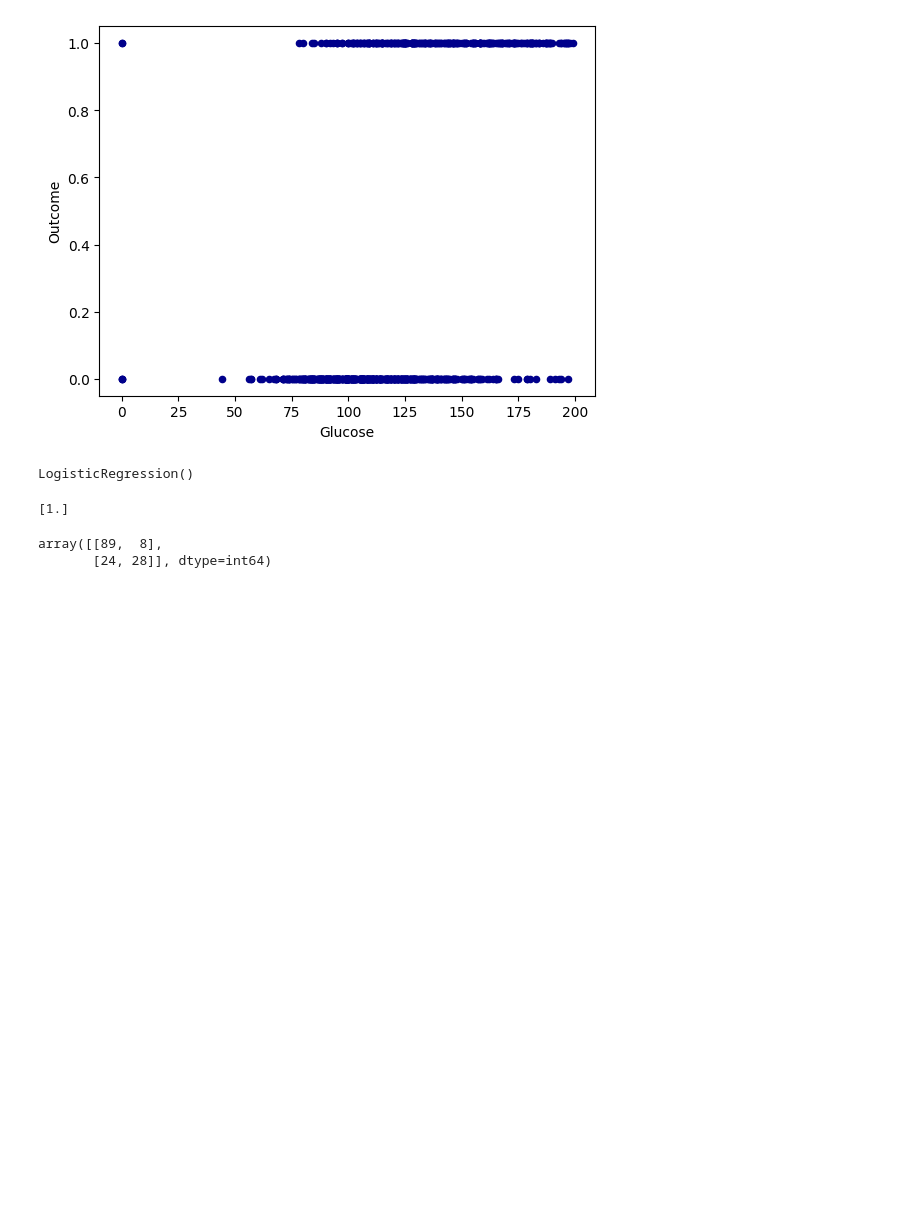
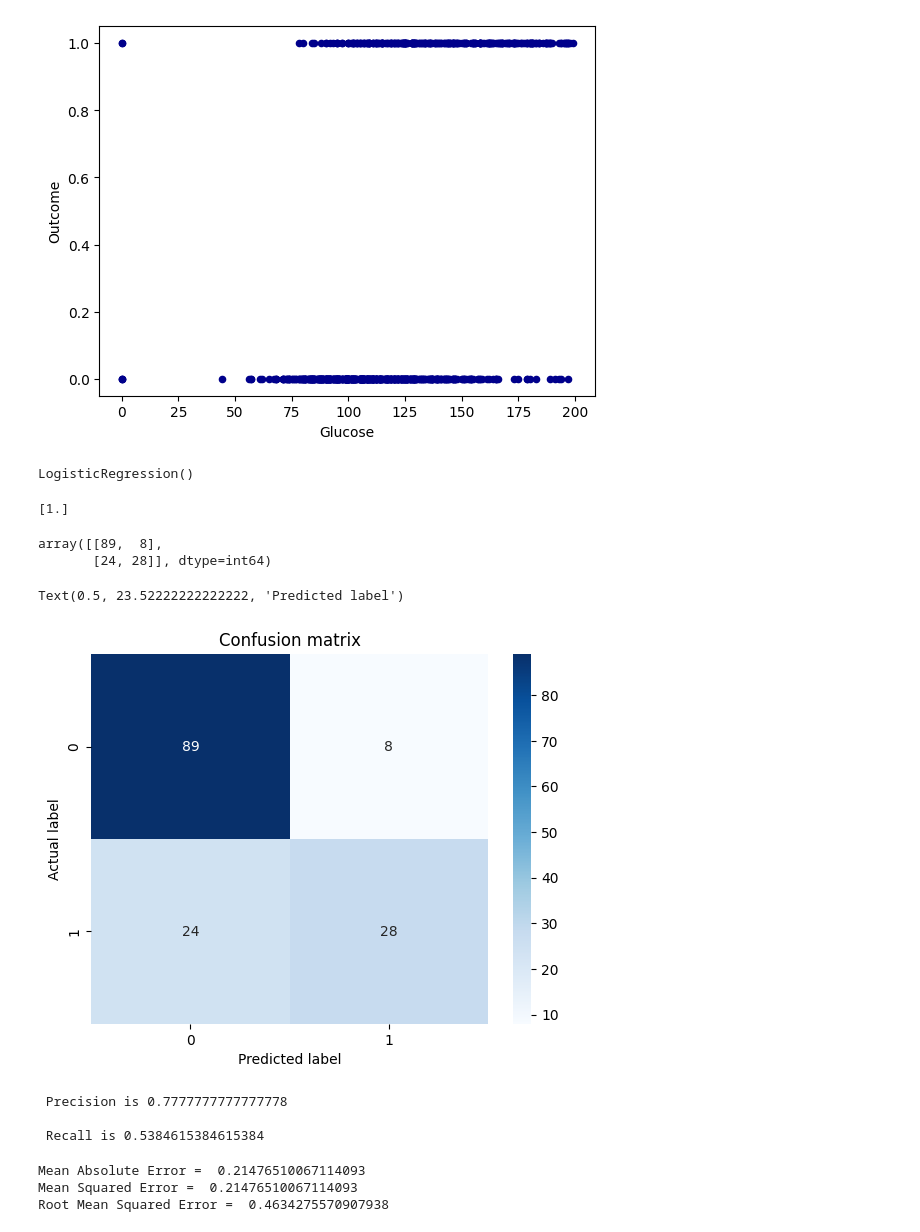
Before and after one commit to MXNXV-ERR/mllab, a Jupyter notebook: B_Question_7/Q7.ipynb, the cells around one changed output. Drawn from its saved outputs; the diff is of its cells as text; code cells hidden in the pictures; blank space fills up the shorter version.

```diff
--- a/B_Question_7/Q7.ipynb
+++ b/B_Question_7/Q7.ipynb
@@ -57,0 +61,26 @@ array([[89,  8],
+# %%
+sns.heatmap(data=cm,annot=True,cmap='Blues')
+plt.title("Confusion matrix")
+plt.ylabel('Actual label')
+plt.xlabel('Predicted label')
+# %% [output]
+Text(0.5, 23.52222222222222, 'Predicted label')
+[figure, added]
+# %%
+print("\n Precision is", metrics.precision_score(y_test, y_pred, pos_label=1))
+print("\n Recall is", metrics.recall_score(y_test, y_pred, pos_label=1))
+# %% [output]
+ Precision is 0.7777777777777778
+
+ Recall is 0.5384615384615384
+# %%
+import numpy as np
+from sklearn.metrics import mean_absolute_error,  mean_squared_error
+ypred_=reg.predict(x_test)
+print("Mean Absolute Error = ",mean_absolute_error(y_test,y_pred))
+print("Mean Squared Error = ",mean_squared_error(y_test,y_pred))
+print("Root Mean Squared Error = ",np.sqrt(mean_squared_error(y_test,y_pred)))
+# %% [output]
+Mean Absolute Error =  0.21476510067114093
+Mean Squared Error =  0.21476510067114093
+Root Mean Squared Error =  0.4634275570907938
```
Also changed, not shown: parts of 4 cells of this notebook, 1 other file.
